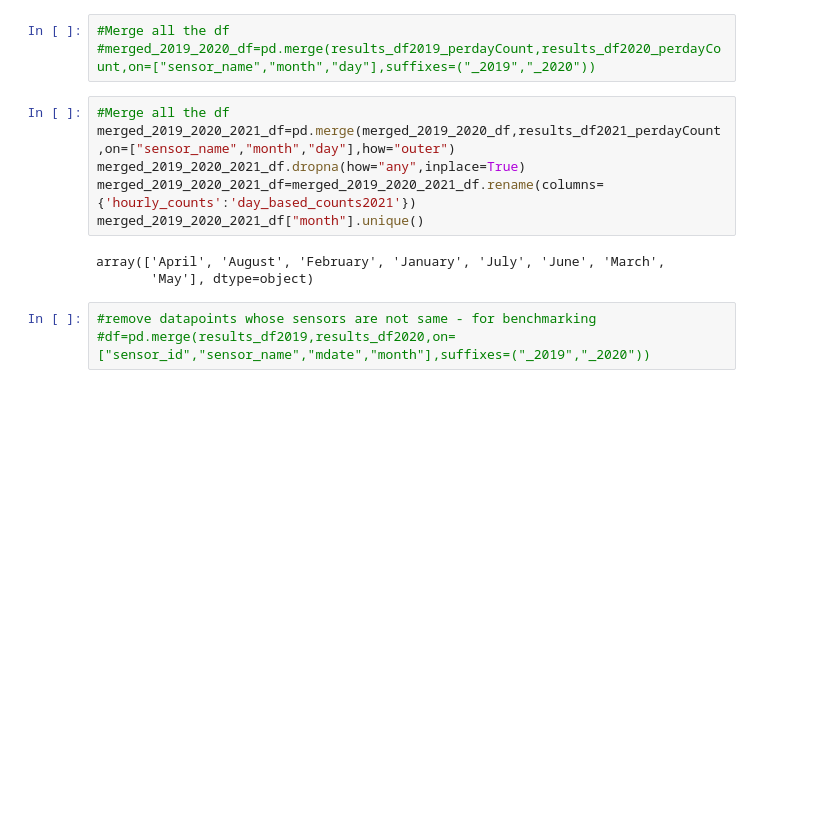
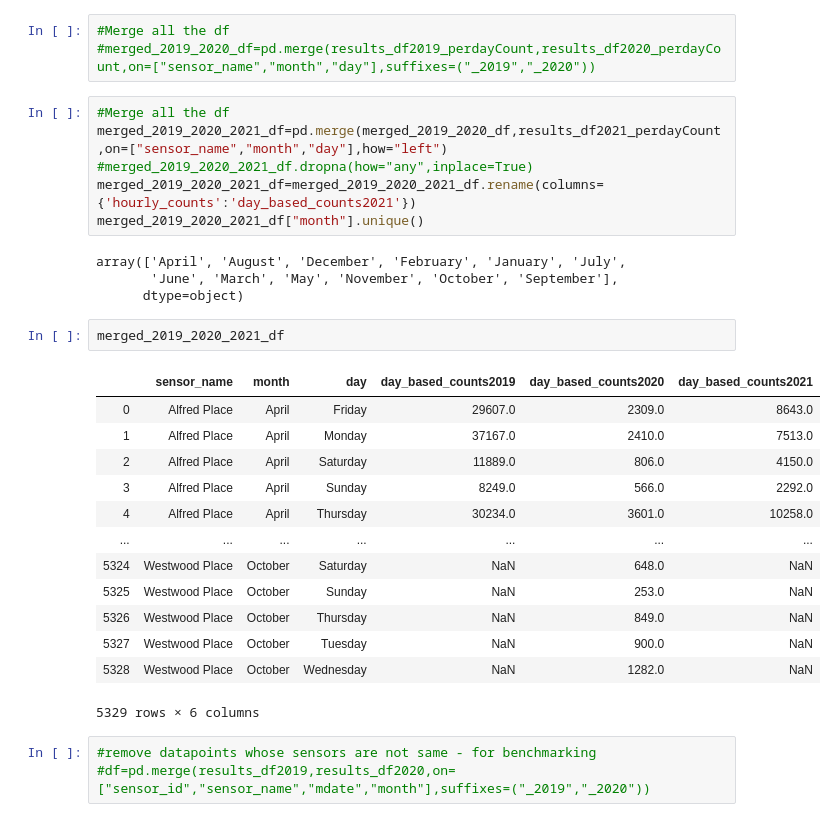
Before and after one commit to James-Akerman/covid19-melbourne-pedestrian-activity-analysis, a Jupyter notebook: testAPI.ipynb, the cells around one changed output. Saved outputs shown, nothing was run; the diff lists cells and outputs as text; blank space fills up the shorter version.

```diff
--- a/testAPI.ipynb
+++ b/testAPI.ipynb
@@ -186,13 +186,30 @@ array(['April', 'August', 'December', 'February', 'January', 'July',
 #merged_2019_2020_df=pd.merge(results_df2019_perdayCount,results_df2020_perdayCount,on=["sensor_name","month","day"],suffixes=("_2019","_2020"))
 # %%
 #Merge all the df
-merged_2019_2020_2021_df=pd.merge(merged_2019_2020_df,results_df2021_perdayCount,on=["sensor_name","month","day"],how="outer")
-merged_2019_2020_2021_df.dropna(how="any",inplace=True)
+merged_2019_2020_2021_df=pd.merge(merged_2019_2020_df,results_df2021_perdayCount,on=["sensor_name","month","day"],how="left")
+#merged_2019_2020_2021_df.dropna(how="any",inplace=True)
 merged_2019_2020_2021_df=merged_2019_2020_2021_df.rename(columns={'hourly_counts':'day_based_counts2021'})
 merged_2019_2020_2021_df["month"].unique()
 # %% [output]
-array(['April', 'August', 'February', 'January', 'July', 'June', 'March',
-       'May'], dtype=object)
+array(['April', 'August', 'December', 'February', 'January', 'July',
+       'June', 'March', 'May', 'November', 'October', 'September'],
+      dtype=object)
+# %%
+merged_2019_2020_2021_df
+# %% [output]
+|  | sensor_name | month | day | day_based_counts2019 | day_based_counts2020 | day_based_counts2021 |
+| 0 | Alfred Place | April | Friday | 29607.0 | 2309.0 | 8643.0 |
+| 1 | Alfred Place | April | Monday | 37167.0 | 2410.0 | 7513.0 |
+| 2 | Alfred Place | April | Saturday | 11889.0 | 806.0 | 4150.0 |
+| 3 | Alfred Place | April | Sunday | 8249.0 | 566.0 | 2292.0 |
+| 4 | Alfred Place | April | Thursday | 30234.0 | 3601.0 | 10258.0 |
+| ... | ... | ... | ... | ... | ... | ... |
+| 5324 | Westwood Place | October | Saturday | NaN | 648.0 | NaN |
+| 5325 | Westwood Place | October | Sunday | NaN | 253.0 | NaN |
+| 5326 | Westwood Place | October | Thursday | NaN | 849.0 | NaN |
+| 5327 | Westwood Place | October | Tuesday | NaN | 900.0 | NaN |
+| 5328 | Westwood Place | October | Wednesday | NaN | 1282.0 | NaN |
+5329 rows × 6 columns
 # %%
 #remove datapoints whose sensors are not same - for benchmarking
 #df=pd.merge(results_df2019,results_df2020,on=["sensor_id","sensor_name","mdate","month"],suffixes=("_2019","_2020"))
```
Also changed, not shown: parts of 9 cells of this notebook.
